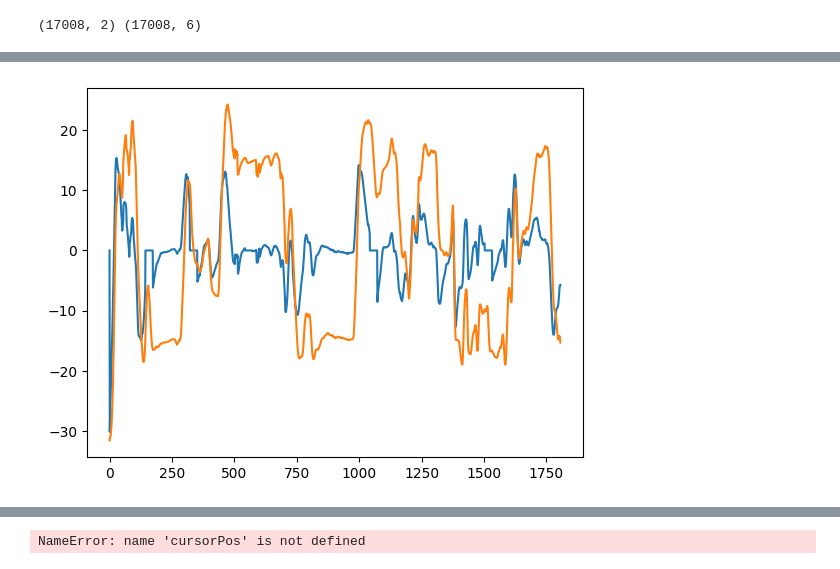
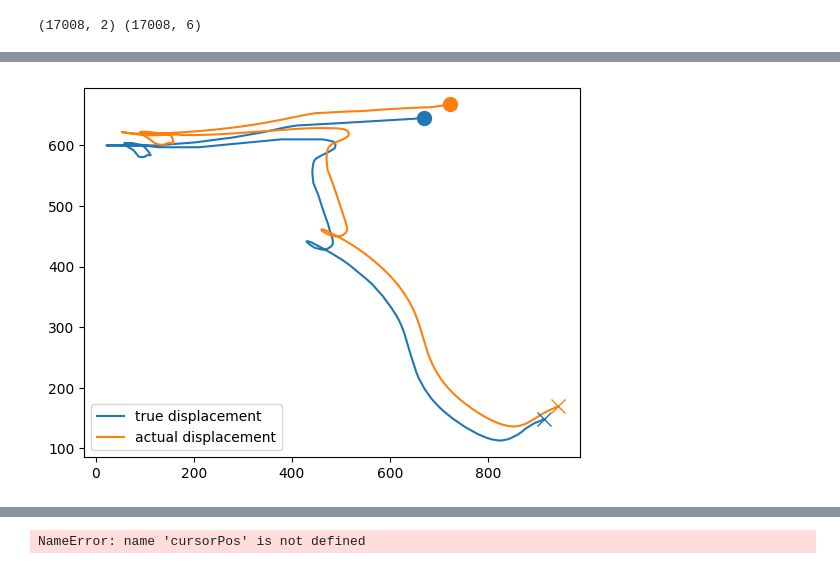
Before and after one commit to ashwin133/BrainMachineInterfaces_pilotExperiment, a Jupyter notebook: DataAnalysis/conductDecoderAnalysis.ipynb, the cells around one changed output, grey strips where cells are left out. Saved outputs shown, nothing was run; the diff lists cells and outputs as text; code cells hidden in the pictures.

```diff
--- a/DataAnalysis/conductDecoderAnalysis.ipynb
+++ b/DataAnalysis/conductDecoderAnalysis.ipynb
@@ -59,4 +46,7 @@ plt.show()
 # %%
+# THIS SECTION SHOWS THAT BY HAVING THE CONTROL RIGID BODY INFORMATION, ONE CAN
+# PERFECTLY DECODE THE CURSOR VELOCITY AND POSITION
+
 print(dataProcessor.testDataGameEngine.pcaleftRight.components_)
 print(dataProcessor.testDataGameEngine.pcaUpDown.components_)
 # retrieve cal matrix
@@ -72,46 +62,77 @@ controlData_calibrated = controlData_calibrated[calIdx+1:]
 controlData_calibrated.shape # shape 1877 x 3
 
 # fetch list of velocities
-velocityData = dataProcessor.testDataGameEngine.cursorVelocityWriteDatastore
+velocityData = dataProcessor.testDataGameEngine.cursorVelocityWriteDatastore[1:]
 velocityData.shape # shape 1877 x 2
 
 # now cal velocities from control Data
 calcVelocitiesX = dataProcessor.testDataGameEngine.pcaleftRight.transform(controlData_calibrated)
-calcVelocitiesX.shape
 
 calcVelocitiesY = dataProcessor.testDataGameEngine.pcaUpDown.transform(controlData_calibrated)
 
-
+predVelX = np.zeros(calcVelocitiesX.shape)
+predVelY = np.zeros(calcVelocitiesX.shape)
+print(len(calcVelocitiesX))
+displacementX = 1270 // 2
+displacementY = 740 // 2
 
 cursor = dataProcessor.testDataGameEngine.cursor
 
-if cursor.xInvert:
-    normalised_x_val = 1 -  (  calcVelocitiesX - cursor.userMinXValue) / cursor.xRange
-else:
-    normalised_x_val =   (calcVelocitiesX - cursor.userMinXValue) / cursor.xRange
-if cursor.yInvert:
-    normalised_y_Val = ( calcVelocitiesY - cursor.userMinYValue) / cursor.yRange
-else:
-    normalised_y_Val = 1 - (calcVelocitiesY - cursor.userMinYValue) / cursor.yRange
+dists = dataProcessor.testDataGameEngine.cursorPositionWriteDatastore[1:,:]
+estDists = np.zeros(dists.shape)
+for i in range(0,len(velocityData[:,0])-1):
+    if cursor.xInvert:
+        normalised_x_val = 1 -  (  calcVelocitiesX[i] - cursor.userMinXValue) / cursor.xRange
+    else:
+        normalised_x_val =   (calcVelocitiesX[i] - cursor.userMinXValue) / cursor.xRange
+    if cursor.yInvert:
+        normalised_y_Val = ( calcVelocitiesY[i] - cursor.userMinYValue) / cursor.yRange
+    else:
+        normalised_y_Val = 1 - (calcVelocitiesY[i] - cursor.userMinYValue) / cursor.yRange
 
 
-x_target = normalised_x_val * 1270
-y_target = normalised_y_Val * 740
+    x_target = normalised_x_val * 1270
+    y_target = normalised_y_Val * 740
 
-distanceX = x_target - 1270//2
-distanceY = y_target - 740//2
-calcVelocitiesX = distanceX * 0.06
-calcVelocitiesY = distanceY * 0.06
+    useActualDist = False
+    if useActualDist:
+        distanceX = x_target - dists[i,0]
+        distanceY = y_target - dists[i,1]
+    else:
+        distanceX = x_target - displacementX
+        distanceY = y_target - displacementY
+
+    predVelX[i] = distanceX * 0.06
+    predVelY[i] = distanceY * 0.06
+
+    estDists[i,0] = displacementX
+    estDists[i,1] = displacementY
+
+    displacementX = displacementX + predVelX[i] * 0.9
+    displacementY = displacementY + predVelY[i] * 0.9
 
 predVels = np.zeros(velocityData.shape)
-predVels[:,0] = calcVelocitiesX.reshape(-1)
-predVels[:,1] = calcVelocitiesY.reshape(-1)
+predVels[:,0] = predVelX.reshape(-1)
+predVels[:,1] = predVelY.reshape(-1)
 
-plt.plot(velocityData[:,1])
-plt.plot(predVels[:,1])
 
-plt.show()
-plt.show()
+
+print(dists.shape)
+
+
+def plotComparison(var1,var2,plotFrom,plotTo,label = "",var1Label = "true",var2label = "actual"):
+    plt.plot(var1[plotFrom:plotTo,0],var1[plotFrom:plotTo,1],label = var1Label +label,color = 'tab:blue')
+    plt.plot(var2[plotFrom:plotTo,0],var2[plotFrom:plotTo,1],label = var2label + label,color = 'tab:orange')
+    plt.plot(var1[plotFrom,0],var1[plotFrom,1],marker = '.',markersize = 20,color = 'tab:blue')
+    plt.plot(var2[plotFrom,0],var2[plotFrom,1],marker='.', markersize = 20,color = 'tab:orange')
+    plt.plot(var1[plotTo,0],var1[plotTo,1],marker = 'x',markersize = 10, color = 'tab:blue')
+    plt.plot(var2[plotTo,0],var2[plotTo,1],marker='x',markersize = 10, color = 'tab:orange')
+
+    plt.legend()
+
+    plt.show()
+
+plotComparison(dists,estDists,plotFrom=500,plotTo=800,label =' displacement')
 # %% [output]
 [[ 0.15621996 -0.98720926  0.03183074]]
 [[ 0.19726891 -0.05048038  0.97904888]]
@@ -118 +141 @@ plt.show()
-[figure, old version]
+[figure, new version]
```
Also changed, not shown: parts of 6 cells of this notebook, 6 other files.
